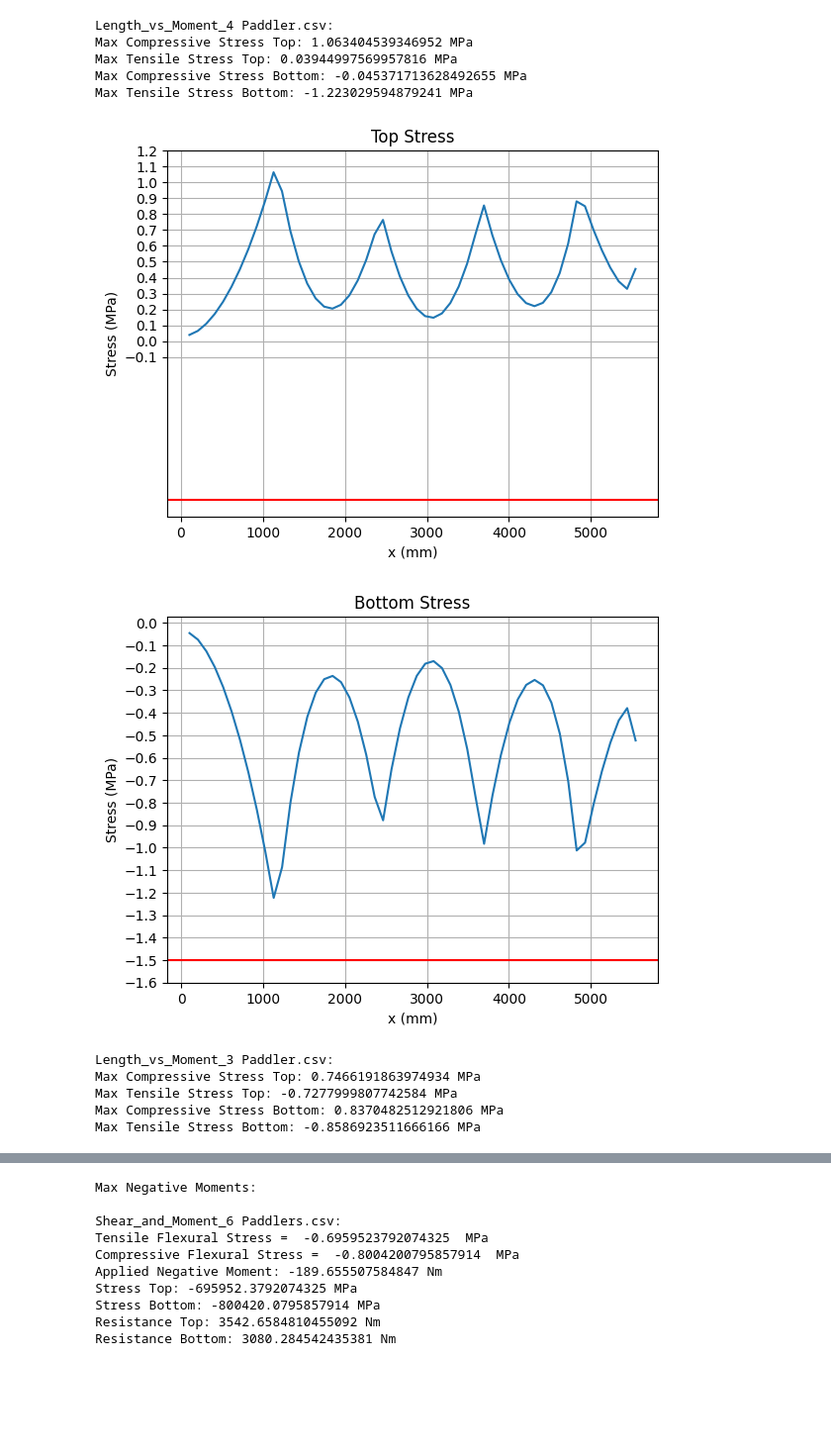
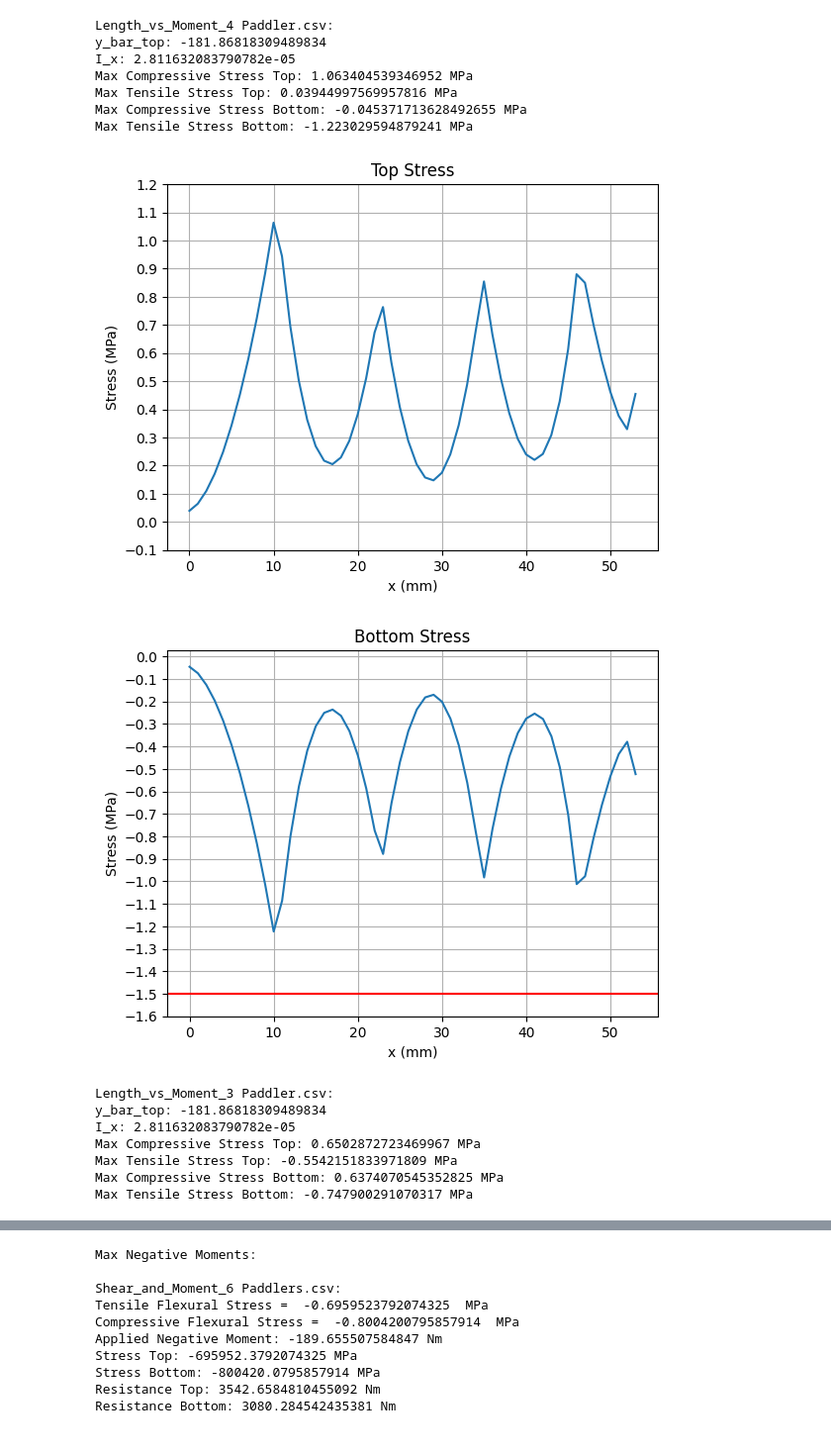
Before and after one commit to UWaterlooConcreteCanoe/Structural_Analysis, a Jupyter notebook: Flexural Stress.ipynb, the cells around one changed output, grey strips where cells are left out. Shown at 99% size. Drawn from its saved outputs; the diff is of its cells as text; code cells hidden in the pictures; blank space fills up the shorter version.

```diff
--- a/Flexural Stress.ipynb
+++ b/Flexural Stress.ipynb
@@ -215,6 +215,10 @@ for input_file in moment_files:
         y_bar_top = abs(product/volume)
         y_bar_bottom = y_bar_top - depth
 
+
+        if(k == 10):
+            print("y_bar_top:", y_bar_bottom)
+
         # Calculate I
         I = 0
         for i in range(0,len(Y1_out)-1,1):
@@ -223,6 +227,9 @@ for input_file in moment_files:
             z = (abs(Z1_out[i+1]-Z1_out[i]) + abs(Z1_in[i+1]-Z1_in[i]) + abs(Z2_out[i+1]-Z2_out[i]) + abs(Z2_in[i+1]-Z2_in[i]))/4
             I_i = (1/12*y*z**3 + y*z*(abs(z_i) - y_bar_top)**2)/(10**(12)) # [m^4]
             I = I + I_i
+
+        if(k == 10):
+            print("I_x:", I)
 
         # Calculate Stress and Resistance from the top and bottom
         stress_top = value*(y_bar_top/1000)/I
@@ -253,7 +260,7 @@ for input_file in moment_files:
     print("Max Tensile Stress Bottom:", min(stressBottomArray), "MPa")
 
     # Plot top and bottom stress for each load case
-    plt.plot(stations_mm, stressTopArray)
+    plt.plot(range(station_no-3), stressTopArray)
     # plt.axhline(y = -1, color = 'r', linestyle = '-')
     plt.title('Top Stress')
     plt.xlabel('x (mm)')
@@ -262,7 +269,7 @@ for input_file in moment_files:
     plt.grid()
     plt.show()
 
-    plt.plot(stations_mm, stressBottomArray)
+    plt.plot(range(station_no-3), stressBottomArray)
     plt.axhline(y = -cv.tensile_strength, color = 'r', linestyle = '-')
     plt.title('Bottom Stress')
     plt.xlabel('x (mm)')
@@ -288,12 +297,16 @@ Max Tensile Stress Bottom: -0.9185935193517826 MPa
 Length_vs_Moment_4 Paddler.csv:
+y_bar_top: -181.86818309489834
+I_x: 2.811632083790782e-05
 Max Compressive Stress Top: 1.063404539346952 MPa
 Max Tensile Stress Top: 0.03944997569957816 MPa
 Max Compressive Stress Bottom: -0.045371713628492655 MPa
 Max Tensile Stress Bottom: -1.223029594879241 MPa
-[figure, old version]
+[figure, new version]
-[figure, old version]
+[figure, new version]
 Length_vs_Moment_3 Paddler.csv:
-Max Compressive Stress Top: 0.7466191863974934 MPa
-Max Tensile Stress Top: -0.7277999807742584 MPa
-Max Compressive Stress Bottom: 0.8370482512921806 MPa
-Max Tensile Stress Bottom: -0.8586923511666166 MPa
+y_bar_top: -181.86818309489834
+I_x: 2.811632083790782e-05
+Max Compressive Stress Top: 0.6502872723469967 MPa
+Max Tensile Stress Top: -0.5542151833971809 MPa
+Max Compressive Stress Bottom: 0.6374070545352825 MPa
+Max Tensile Stress Bottom: -0.747900291070317 MPa
```
Also changed, not shown: parts of 2 cells of this notebook, 4 other files.
